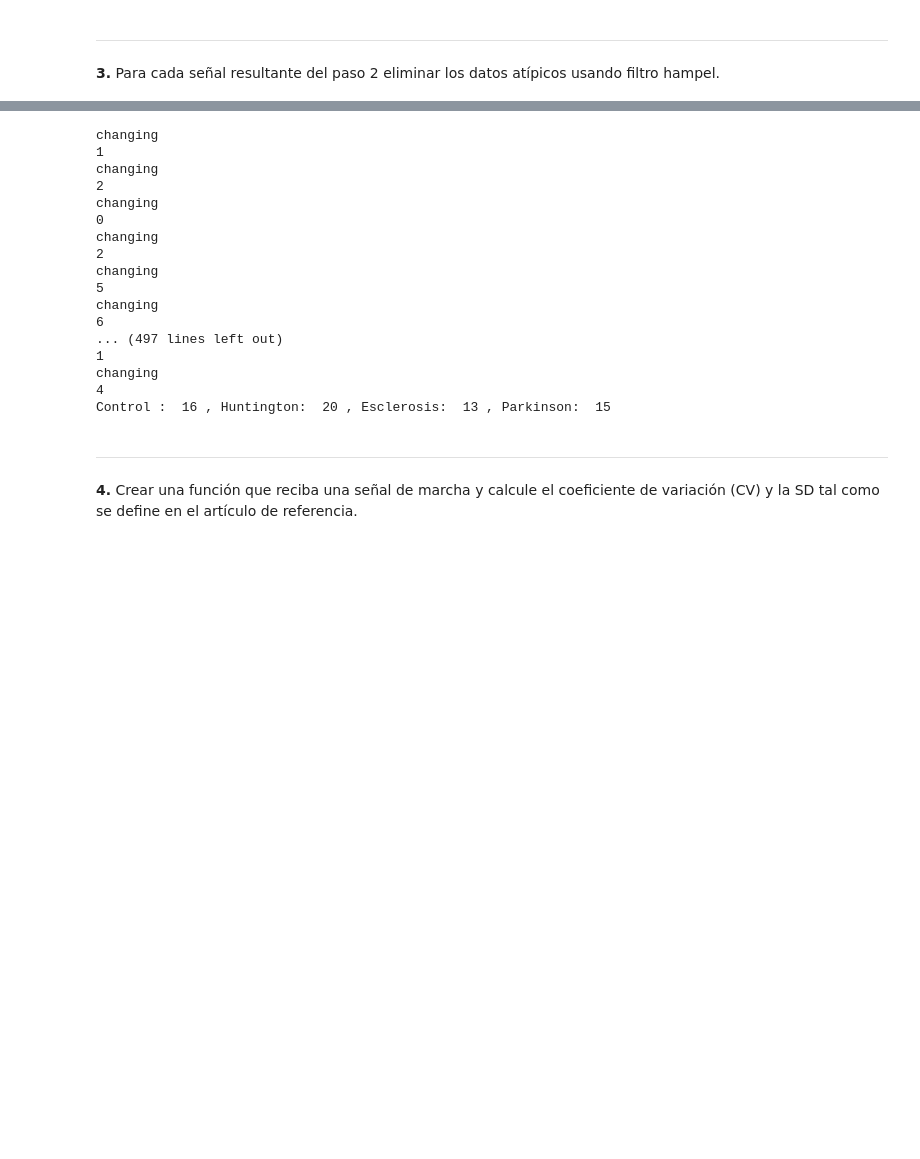
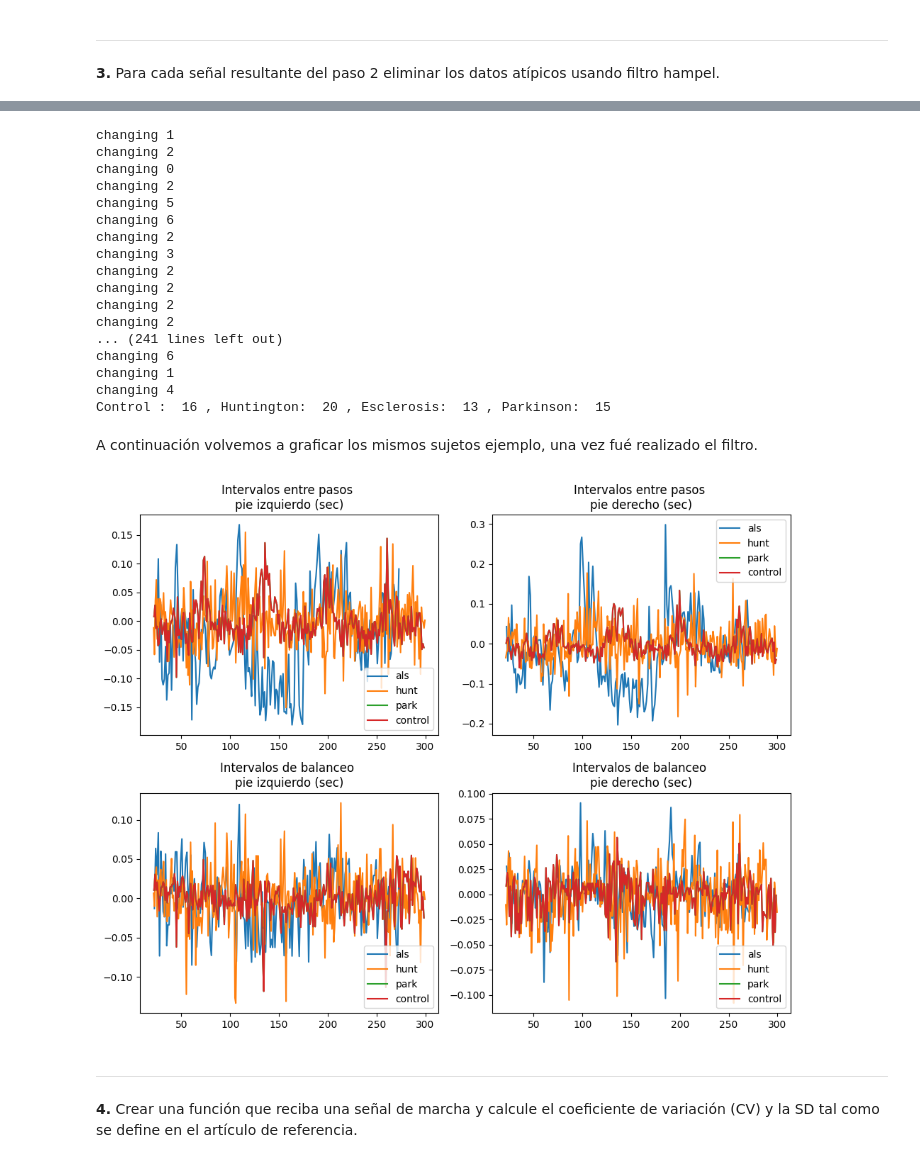
Before and after one commit to NataliaArenasP20/LaboratorioBiosenales, a Jupyter notebook: Proyecto_1/Proyecto1_NataliaArenas_DanielTamayo.ipynb, the cells around one changed output, grey strips where cells are left out. Cells and saved outputs as stored; diff of their text form; code cells hidden in the pictures; blank space fills up the shorter version.

```diff
--- a/Proyecto_1/Proyecto1_NataliaArenas_DanielTamayo.ipynb
+++ b/Proyecto_1/Proyecto1_NataliaArenas_DanielTamayo.ipynb
@@ -324,8 +331,8 @@ def hampelfilter(wk, K, FilterParms):
 # %%
 
-def filtrador_hampel(lista_sujetos):
+def filtrador_hampel(lista_senales):
     lista_hampel = []
-    for sujeto in lista_sujetos:
+    for sujeto in lista_senales:
 
         tiempo = sujeto['Tiempo transcurrido (sec)']
         int_pasosi = sujeto['Intervalos entre pasos pie izquierdo (sec)']
@@ -358,20 +365,20 @@ lista_hunt_hampel = filtrador_hampel(signals_hunt)
 
 print ("Control : " , len(lista_control_hampel) , ", Huntington: " , len(lista_hunt_hampel) , ", Esclerosis: " , len(lista_als_hampel) , ", Parkinson: ", len(lista_park_hampel))
 # %% [output]
-changing
-1
-changing
-2
-changing
-0
-changing
-2
-changing
-5
-changing
-6
-... (497 lines left out)
-1
-changing
-4
+changing 1
+changing 2
+changing 0
+changing 2
+changing 5
+changing 6
+changing 2
+changing 3
+changing 2
+changing 2
+changing 2
+changing 2
+... (241 lines left out)
+changing 6
+changing 1
+changing 4
 Control :  16 , Huntington:  20 , Esclerosis:  13 , Parkinson:  15
@@ -389,3 +385,16 @@ Control :  16 , Huntington:  20 , Esclerosis:  13 , Parkinson:  15
+# %% [markdown]
+A continuación volvemos a graficar los mismos sujetos ejemplo, una vez fué realizado el filtro.
+# %%
+## GRAFICAS EJEMPLOS SUJETOS FILTRADOS CON HAMPEL
+
+als_ejemplo_hamp = lista_als_hampel[0] #signals_hampel[0]
+hunt_ejemplo_hamp = lista_hunt_hampel[0]
+control_ejemplo_hamp = lista_control_hampel[0]
+park_ejemplo_hamp = lista_control_hampel[0]
+
+grafica_ejemplos(als_ejemplo_hamp, hunt_ejemplo_hamp, control_ejemplo_hamp, park_ejemplo_hamp)
+# %% [output]
+[figure, added]
 # %% [markdown]
 <hr>
 <h8><strong>4.</strong></h8> <h8>Crear una función que reciba una señal de marcha y calcule el coeficiente de variación (CV) y la SD tal como se define en el artículo de referencia.</h8>
```
Also changed, not shown: parts of 16 cells of this notebook.
